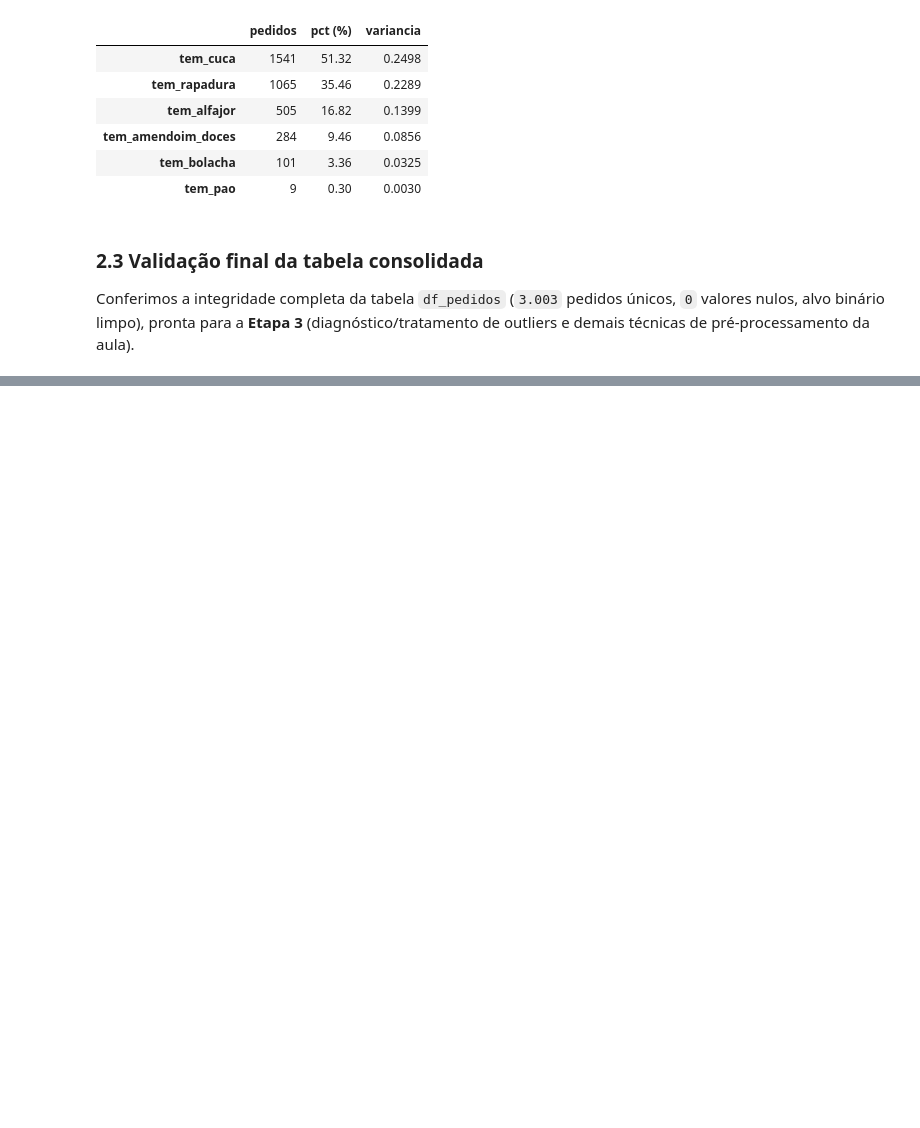
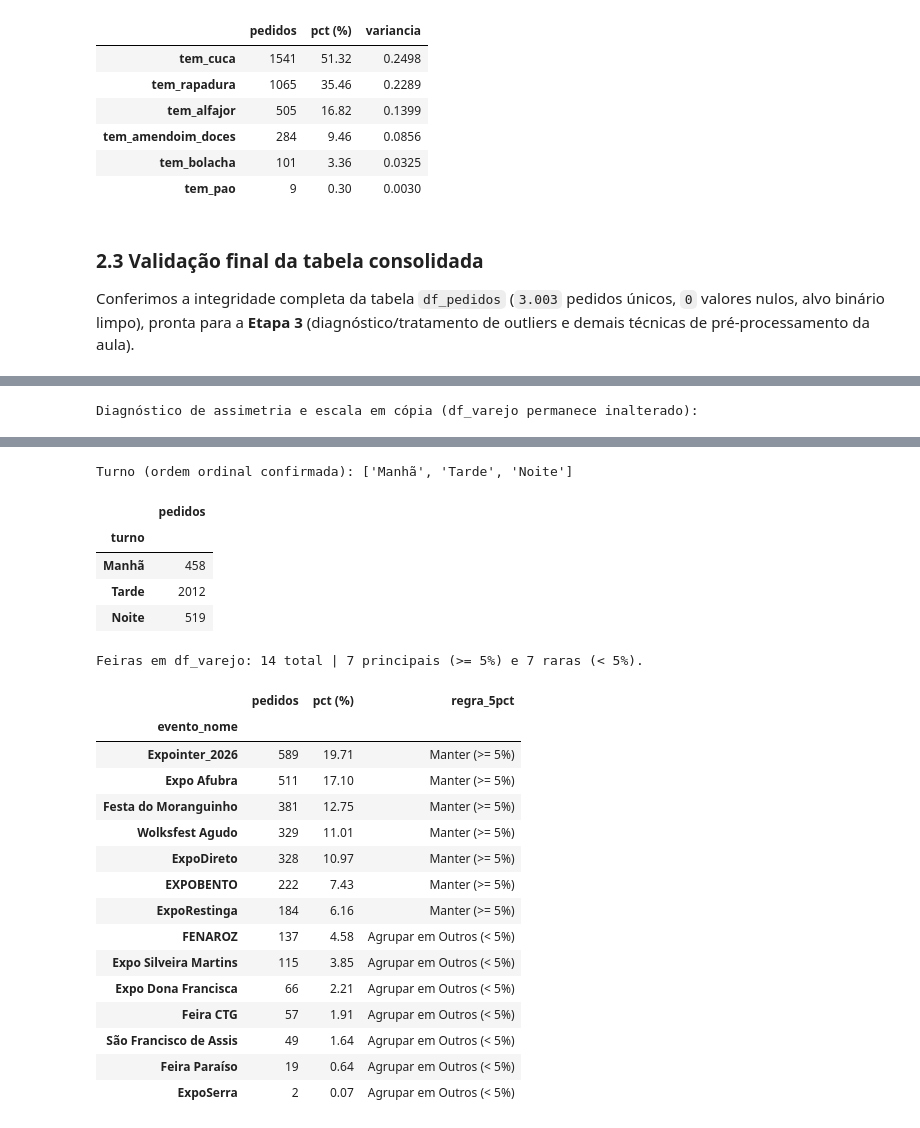
Before and after one commit to SIS-AMF/2026-2_trabalho_g2_cd, a Jupyter notebook: trabalho_g2.ipynb, the cells around one changed output, grey strips where cells are left out. Cells and saved outputs as stored; diff of their text form; code cells hidden in the pictures; blank space fills up the shorter version.

```diff
--- a/trabalho_g2.ipynb
+++ b/trabalho_g2.ipynb
@@ -499,0 +688,53 @@ Distribuição do alvo (pagamento_digital: 0=Dinheiro, 1=Digital):
+# %%
+from sklearn.preprocessing import PowerTransformer
+
+# 1. Diagnóstico de assimetria e escala (teste de PowerTransformer apenas em cópia)
+num_diag = ["pedido_valor_total", "qtd_unidades", "qtd_itens", "hora_sin", "hora_cos"]
+pt_diag = PowerTransformer(method="yeo-johnson")
+df_yj_copia = pd.DataFrame(pt_diag.fit_transform(df_varejo[num_diag]), columns=num_diag)
+
+resumo_num = pd.DataFrame({
+    "valores_unicos": df_varejo[num_diag].nunique(),
+    "min": df_varejo[num_diag].min().round(2),
+    "mediana": df_varejo[num_diag].median().round(2),
+    "max": df_varejo[num_diag].max().round(2),
+    "skew_antes": df_varejo[num_diag].skew().round(2),
+    "skew_apos_YJ": df_yj_copia.skew().round(2),
+    "lambda_YJ": np.round(pt_diag.lambdas_, 2),
+    "tratamento_previsto": [
+        "PowerTransformer (Yeo-Johnson)",
+        "PowerTransformer (Yeo-Johnson)",
+        "StandardScaler",
+        "StandardScaler",
+        "StandardScaler",
+    ],
+    "justificativa": [
+        "Cauda contínua; normaliza bem (lambda em [-5, 5])",
+        "Cauda ampla; reduz bem assimetria (lambda em [-5, 5])",
+        "Discreta curta (1..6, 79% = 1); lambda fora de [-5, 5]",
+        "Coordenada cíclica [-1, 1]; preservar geometria do relógio",
+        "Coordenada cíclica [-1, 1]; preservar geometria do relógio",
+    ],
+})
+print("Diagnóstico de assimetria e escala em cópia (df_varejo permanece inalterado):")
+display(resumo_num)
+
+# 2. Categórica ordinal: turno
+ordem_turno = ["Manhã", "Tarde", "Noite"]
+assert set(df_varejo["turno"].unique()) == set(ordem_turno)
+print("Turno (ordem ordinal confirmada):", ordem_turno)
+display(df_varejo["turno"].value_counts().reindex(ordem_turno).to_frame("pedidos"))
+
+# 3. Categórica nominal: evento_nome e corte de categorias raras (< 5%)
+ev_freq = pd.DataFrame({
+    "pedidos": df_varejo["evento_nome"].value_counts(),
+    "pct (%)": (df_varejo["evento_nome"].value_counts(normalize=True) * 100).round(2),
+})
+ev_freq["regra_5pct"] = np.where(ev_freq["pct (%)"] >= 5.0, "Manter (>= 5%)", "Agrupar em Outros (< 5%)")
+print(
+    f"Feiras em df_varejo: {len(ev_freq)} total | "
+    f"{(ev_freq['pct (%)'] >= 5.0).sum()} principais (>= 5%) e {(ev_freq['pct (%)'] < 5.0).sum()} raras (< 5%)."
+)
+display(ev_freq)
+# %% [output]
+Diagnóstico de assimetria e escala em cópia (df_varejo permanece inalterado):
@@ -499,0 +747,23 @@ Distribuição do alvo (pagamento_digital: 0=Dinheiro, 1=Digital):
+Turno (ordem ordinal confirmada): ['Manhã', 'Tarde', 'Noite']
+|  | pedidos |
+| turno |  |
+| Manhã | 458 |
+| Tarde | 2012 |
+| Noite | 519 |
+Feiras em df_varejo: 14 total | 7 principais (>= 5%) e 7 raras (< 5%).
+|  | pedidos | pct (%) | regra_5pct |
+| evento_nome |  |  |  |
+| Expointer_2026 | 589 | 19.71 | Manter (>= 5%) |
+| Expo Afubra | 511 | 17.10 | Manter (>= 5%) |
+| Festa do Moranguinho | 381 | 12.75 | Manter (>= 5%) |
+| Wolksfest Agudo | 329 | 11.01 | Manter (>= 5%) |
+| ExpoDireto | 328 | 10.97 | Manter (>= 5%) |
+| EXPOBENTO | 222 | 7.43 | Manter (>= 5%) |
+| ExpoRestinga | 184 | 6.16 | Manter (>= 5%) |
+| FENAROZ | 137 | 4.58 | Agrupar em Outros (< 5%) |
+| Expo Silveira Martins | 115 | 3.85 | Agrupar em Outros (< 5%) |
+| Expo Dona Francisca | 66 | 2.21 | Agrupar em Outros (< 5%) |
+| Feira CTG | 57 | 1.91 | Agrupar em Outros (< 5%) |
+| São Francisco de Assis | 49 | 1.64 | Agrupar em Outros (< 5%) |
+| Feira Paraíso | 19 | 0.64 | Agrupar em Outros (< 5%) |
+| ExpoSerra | 2 | 0.07 | Agrupar em Outros (< 5%) |
```
Also changed, not shown: parts of 10 cells of this notebook, 4 other files.
